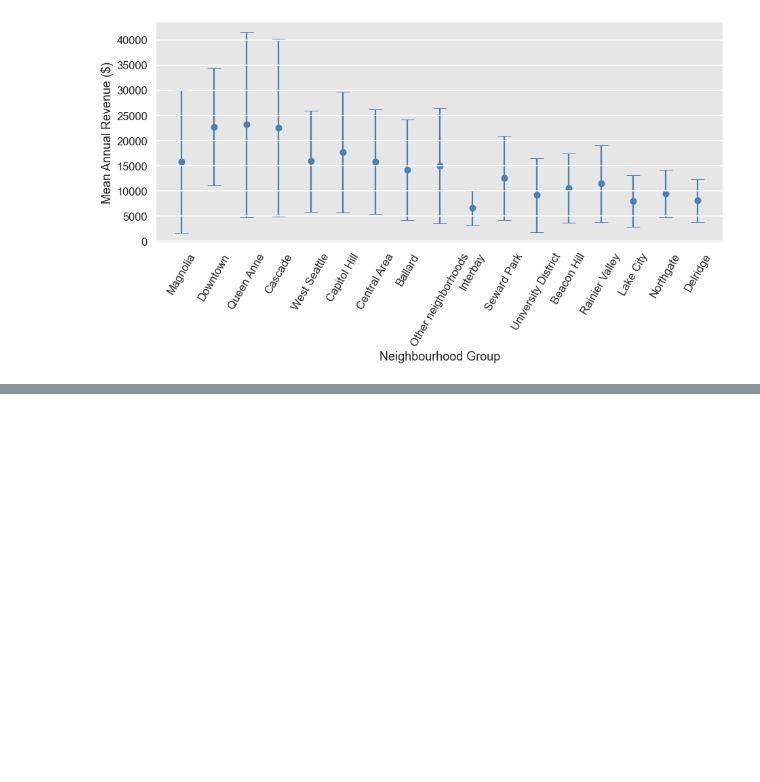
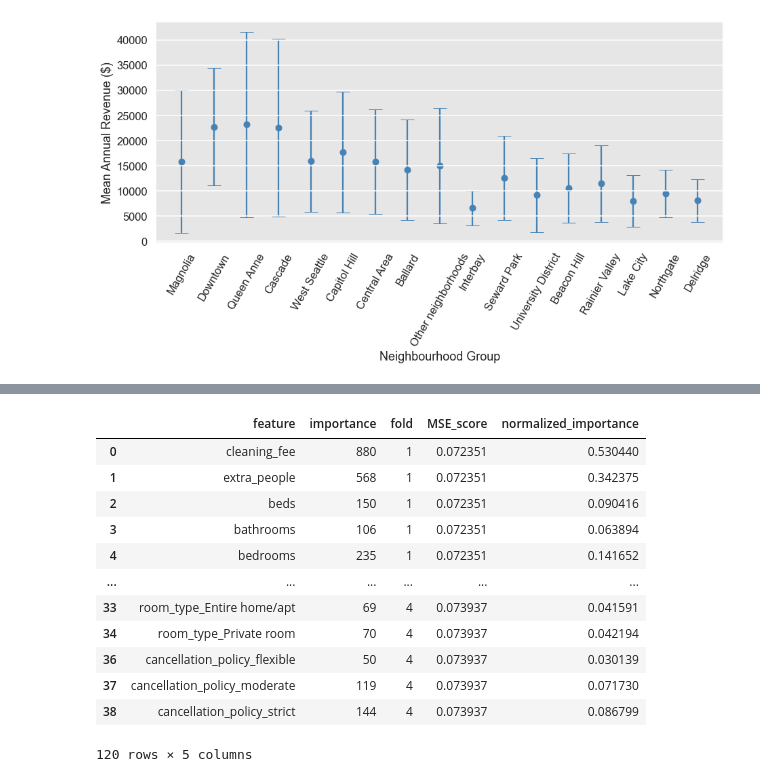
Before and after one commit to jcadusch/AirBnB_Seattle_Analysis, a Jupyter notebook: main_analysis.ipynb, the cells around one changed output, grey strips where cells are left out. Saved outputs shown, nothing was run; the diff lists cells and outputs as text; code cells hidden in the pictures; blank space fills up the shorter version.

```diff
--- a/main_analysis.ipynb
+++ b/main_analysis.ipynb
@@ -248,0 +249,22 @@ plt.ylabel('Mean Annual Revenue (\$)');
+# %%
+#Prep data (one-hot encode, drop outliers, fill NaNs)
+features = ['neighbourhood_group_cleansed','cleaning_fee','extra_people','beds', 'bathrooms','bedrooms', 'accommodates', 'room_type',
+            'minimum_nights','cancellation_policy', 'require_guest_phone_verification', 'host_has_profile_pic',
+           'review_scores_rating', 'review_scores_checkin', 'review_scores_communication', 'review_scores_location',
+            'review_scores_value','host_response_rate','average_price','booking_rate']
+
+training_data_df = all_df.loc[:,features]
+
+#clean up dataset
+training_data_df['host_response_rate'].replace({'\%':''}, regex = True).astype(float)
+training_data_df.dropna(axis=0, how='any', inplace=True)
+training_data_df['host_has_profile_pic']=training_data_df['host_has_profile_pic'].map({'f':0,'t':1})
+training_data_df['require_guest_phone_verification']=training_data_df['require_guest_phone_verification'].map({'f':0,'t':1})
+
+#remove outliers
+training_data_df = training_data_df[(np.abs(stats.zscore(training_data_df['booking_rate'])) < 2)] #within 2 std of mean booking rate
+
+#one-hot encoding
+training_data_df = (pd.get_dummies(training_data_df, columns=['neighbourhood_group_cleansed','room_type','cancellation_policy'],
+                                   prefix=['Neighbourhood','room_type','cancellation_policy']))
+training_data_df.head()
@@ -248,0 +279,5 @@ plt.ylabel('Mean Annual Revenue (\$)');
+# %%
+#Test/Train Split
+X = training_data_df.drop(columns = 'booking_rate')
+BR = training_data_df['booking_rate']
+X_train, X_test, BR_train, BR_test = train_test_split(X, BR, test_size = 0.2, random_state=2021)
@@ -248,0 +287,3 @@ plt.ylabel('Mean Annual Revenue (\$)');
+# %%
+booking_rate_model = (lgb.LGBMRegressor(num_leaves=32,max_depth=8,learning_rate=0.015,n_estimators=5096,min_child_samples=24,subsample=0.8,
+                        subsample_freq=1,feature_fraction=0.8,reg_lambda=0.1,random_state=2021,n_jobs=2,metrics='mse'))
@@ -248,0 +360,16 @@ plt.ylabel('Mean Annual Revenue (\$)');
+# %%
+important_features
+# %% [output]
+|  | feature | importance | fold | MSE_score | normalized_importance |
+| 0 | cleaning_fee | 880 | 1 | 0.072351 | 0.530440 |
+| 1 | extra_people | 568 | 1 | 0.072351 | 0.342375 |
+| 2 | beds | 150 | 1 | 0.072351 | 0.090416 |
+| 3 | bathrooms | 106 | 1 | 0.072351 | 0.063894 |
+| 4 | bedrooms | 235 | 1 | 0.072351 | 0.141652 |
+| ... | ... | ... | ... | ... | ... |
+| 33 | room_type_Entire home/apt | 69 | 4 | 0.073937 | 0.041591 |
+| 34 | room_type_Private room | 70 | 4 | 0.073937 | 0.042194 |
+| 36 | cancellation_policy_flexible | 50 | 4 | 0.073937 | 0.030139 |
+| 37 | cancellation_policy_moderate | 119 | 4 | 0.073937 | 0.071730 |
+| 38 | cancellation_policy_strict | 144 | 4 | 0.073937 | 0.086799 |
+120 rows × 5 columns
```
Also changed, not shown: parts of 8 cells of this notebook.
